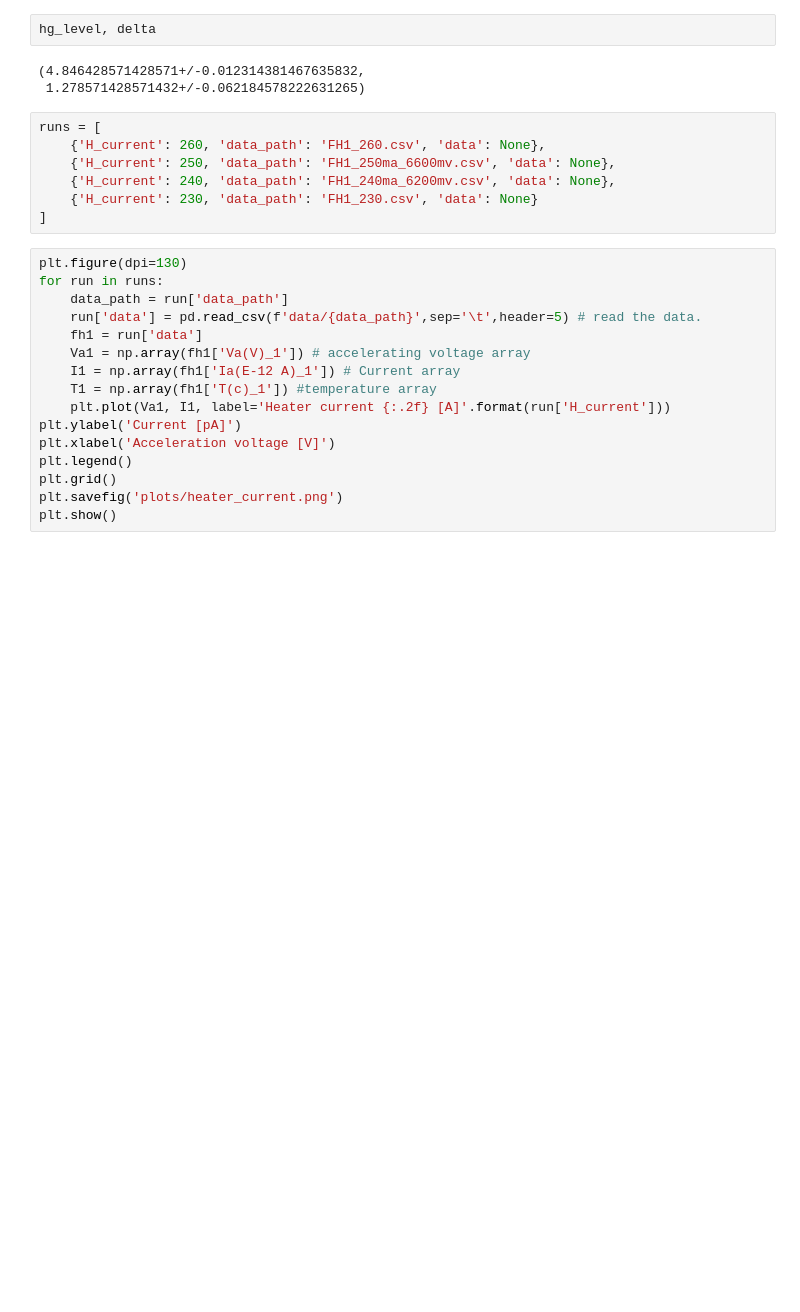
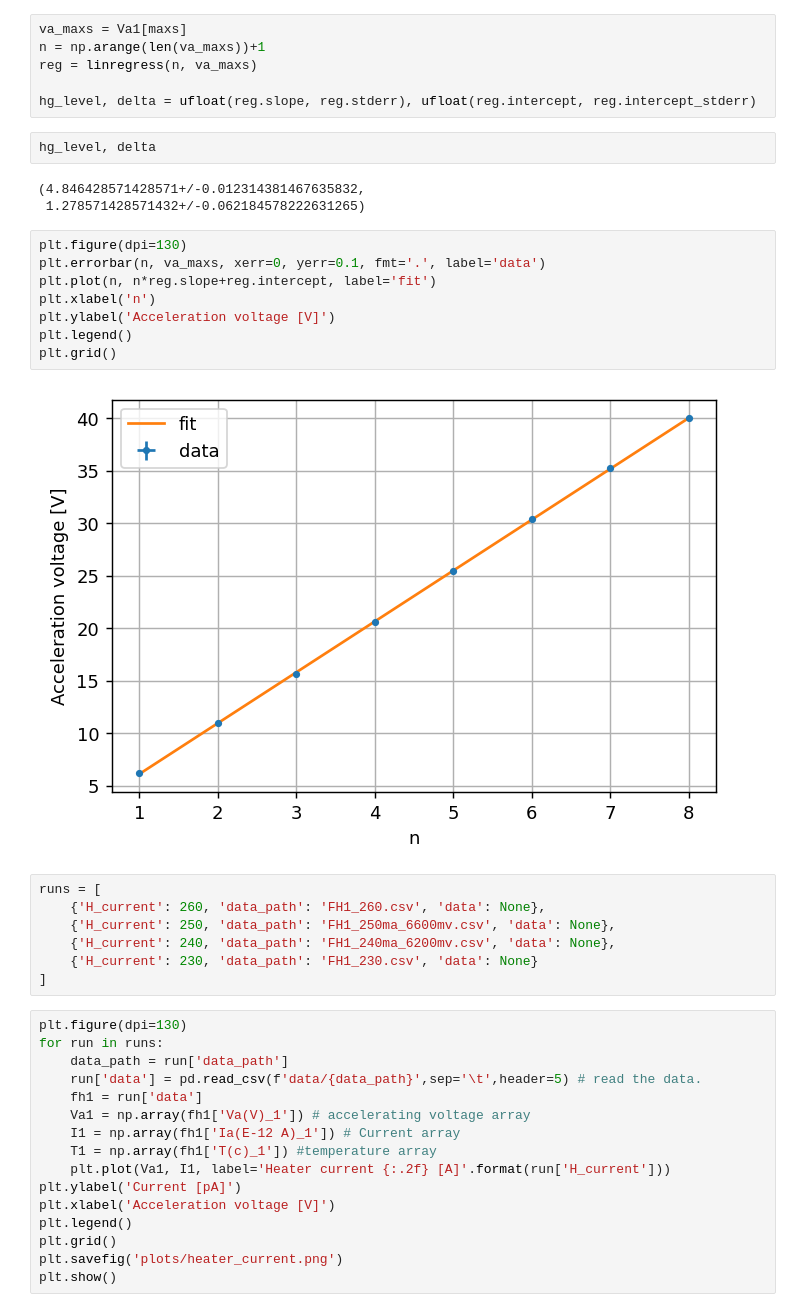
Before and after one commit to FlipperCoin/lab-4, a Jupyter notebook: franck_hertz/franck_hertz.ipynb, the cells around one changed output. Cells and saved outputs as stored; diff of their text form; blank space fills up the shorter version.

Commit message:
franck hertz data analysis wip

```diff
--- a/franck_hertz/franck_hertz.ipynb
+++ b/franck_hertz/franck_hertz.ipynb
@@ -80,8 +78,24 @@ hg_level, delta = exc_level(Va1, maxs)
+# %%
+va_maxs = Va1[maxs]
+n = np.arange(len(va_maxs))+1
+reg = linregress(n, va_maxs)
+
+hg_level, delta = ufloat(reg.slope, reg.stderr), ufloat(reg.intercept, reg.intercept_stderr)
 # %%
 hg_level, delta
 # %% [output]
 (4.846428571428571+/-0.012314381467635832,
  1.278571428571432+/-0.062184578222631265)
+# %%
+plt.figure(dpi=130)
+plt.errorbar(n, va_maxs, xerr=0, yerr=0.1, fmt='.', label='data')
+plt.plot(n, n*reg.slope+reg.intercept, label='fit')
+plt.xlabel('n')
+plt.ylabel('Acceleration voltage [V]')
+plt.legend()
+plt.grid()
+# %% [output]
+[figure, added]
 # %%
 runs = [
     {'H_current': 260, 'data_path': 'FH1_260.csv', 'data': None},
```
Also changed, not shown: parts of 2 cells of this notebook.
